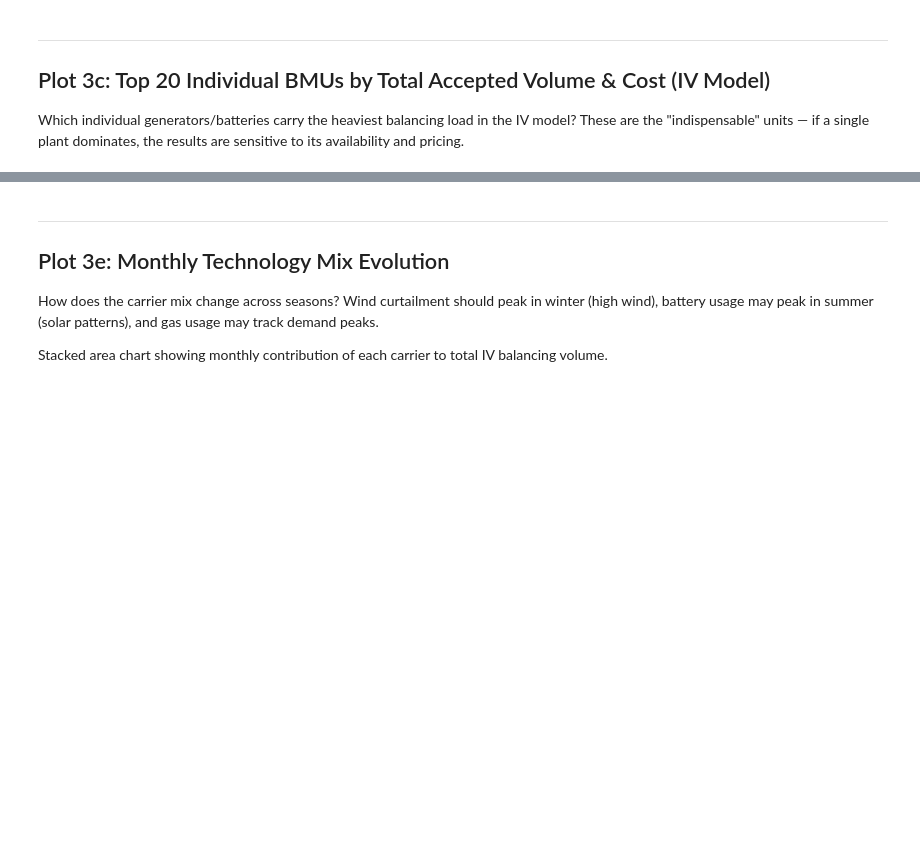
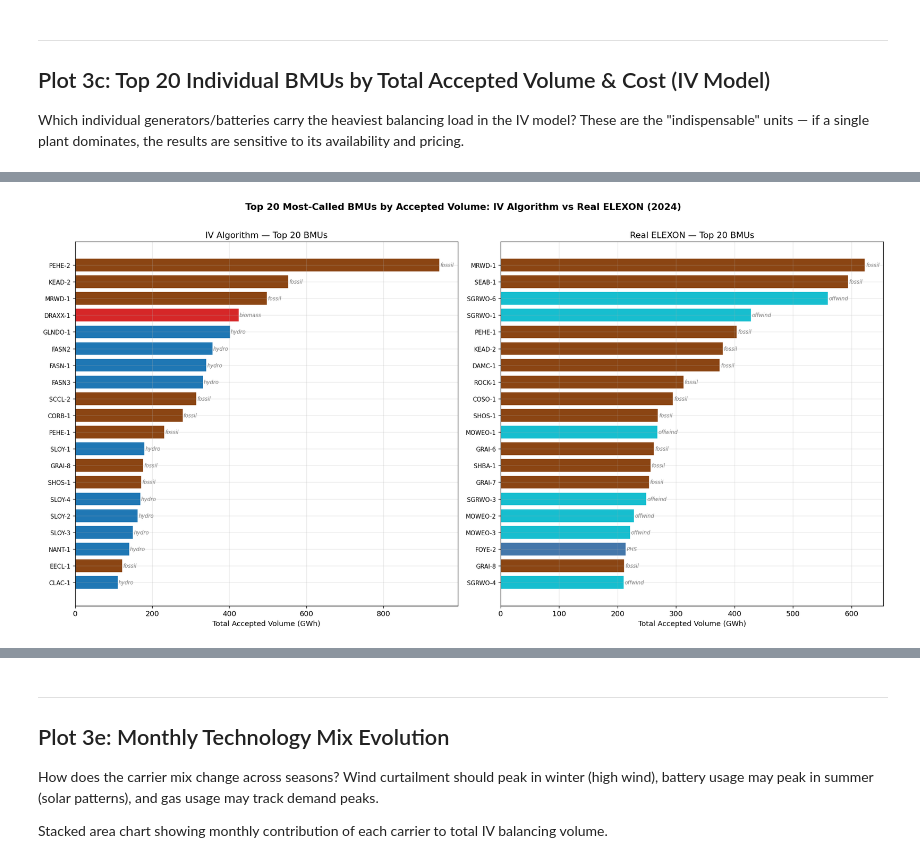
Before and after one commit to IacopoVolpi/MEng_GBPower, a Jupyter notebook: notebooks/IV_technology_mix.ipynb, the cells around one changed output, grey strips where cells are left out. Saved outputs shown, nothing was run; the diff lists cells and outputs as text; code cells hidden in the pictures; blank space fills up the shorter version.

```diff
--- a/notebooks/IV_technology_mix.ipynb
+++ b/notebooks/IV_technology_mix.ipynb
@@ -566,0 +578,80 @@ GLNDO-1        hydro     402.3 GWh        £22.11M     216    £55.0/MWh
+# %%
+# ---- Top 20 BMUs by accepted volume: IV vs Real (side by side) ----
+
+# IV: already computed in top_units
+top20_iv = top_units.nlargest(20, 'total_vol_mwh').copy()
+top20_iv = top20_iv[['unit_id', 'carrier_type', 'total_vol_mwh']].reset_index(drop=True)
+
+# Real: aggregate by BMU
+real_top_units = real_actions.groupby(['bmu', 'carrier_type']).agg(
+    total_vol_mwh=('volume_mwh', 'sum'),
+).reset_index()
+# If a BMU appears with multiple carrier_types (unlikely but possible), sum first
+real_top_units = real_top_units.groupby('bmu').agg(
+    total_vol_mwh=('total_vol_mwh', 'sum'),
+    carrier_type=('carrier_type', 'first'),
+).reset_index()
+top20_real = real_top_units.nlargest(20, 'total_vol_mwh').reset_index(drop=True)
+
+fig, axes = plt.subplots(1, 2, figsize=(18, 9))
+
+# ---- Panel 1: IV Top 20 ----
+ax = axes[0]
+colors_iv = [CARRIER_COLORS.get(c, '#CCCCCC') for c in top20_iv['carrier_type']]
+y_pos = np.arange(len(top20_iv))
+ax.barh(y_pos, top20_iv['total_vol_mwh'] / 1e3, color=colors_iv, edgecolor='white')
+ax.set_yticks(y_pos)
+ax.set_yticklabels(top20_iv['unit_id'], fontsize=9)
+ax.invert_yaxis()
+ax.set_xlabel('Total Accepted Volume (GWh)')
+ax.set_title('IV Algorithm — Top 20 BMUs')
+
+for i, row in top20_iv.iterrows():
+    ax.text(row['total_vol_mwh']/1e3 + 1, i, f"{row['carrier_type']}",
+            va='center', fontsize=8, style='italic', color='grey')
+
+# ---- Panel 2: Real Top 20 ----
+ax = axes[1]
+colors_real = [CARRIER_COLORS.get(c, '#CCCCCC') for c in top20_real['carrier_type']]
+y_pos = np.arange(len(top20_real))
+ax.barh(y_pos, top20_real['total_vol_mwh'] / 1e3, color=colors_real, edgecolor='white')
+ax.set_yticks(y_pos)
+ax.set_yticklabels(top20_real['bmu'], fontsize=9)
+ax.invert_yaxis()
+ax.set_xlabel('Total Accepted Volume (GWh)')
+ax.set_title('Real ELEXON — Top 20 BMUs')
+
+for i, row in top20_real.iterrows():
+    ax.text(row['total_vol_mwh']/1e3 + 1, i, f"{row['carrier_type']}",
+            va='center', fontsize=8, style='italic', color='grey')
+
+fig.suptitle('Top 20 Most-Called BMUs by Accepted Volume: IV Algorithm vs Real ELEXON (2024)',
+             fontsize=14, fontweight='bold', y=1.01)
+plt.tight_layout()
+plt.savefig(ROOT / 'notebooks' / 'IV_fig_top20_bmus_comparison.png', dpi=150, bbox_inches='tight')
+plt.show()
+
+# ---- Overlap analysis ----
+iv_set = set(top20_iv['unit_id'])
+real_set = set(top20_real['bmu'])
+overlap = iv_set & real_set
+only_iv = iv_set - real_set
+only_real = real_set - iv_set
+
+print(f"\n=== Top 20 BMU Overlap Analysis ===")
+print(f"BMUs in BOTH top-20 lists: {len(overlap)} — {sorted(overlap) if overlap else 'None'}")
+print(f"Only in IV top-20:         {len(only_iv)} — {sorted(only_iv)}")
+print(f"Only in Real top-20:       {len(only_real)} — {sorted(only_real)}")
+
+# Summary table
+print("\n--- IV Top 20 ---")
+iv_display = top20_iv.copy()
+iv_display['GWh'] = (iv_display['total_vol_mwh'] / 1e3).round(1)
+print(iv_display[['unit_id', 'carrier_type', 'GWh']].to_string(index=False))
+
+print("\n--- Real Top 20 ---")
+real_display = top20_real.copy()
+real_display['GWh'] = (real_display['total_vol_mwh'] / 1e3).round(1)
+print(real_display[['bmu', 'carrier_type', 'GWh']].to_string(index=False))
+# %% [output]
+[figure, added]
```
Also changed, not shown: parts of 16 cells of this notebook, 53 other files.
